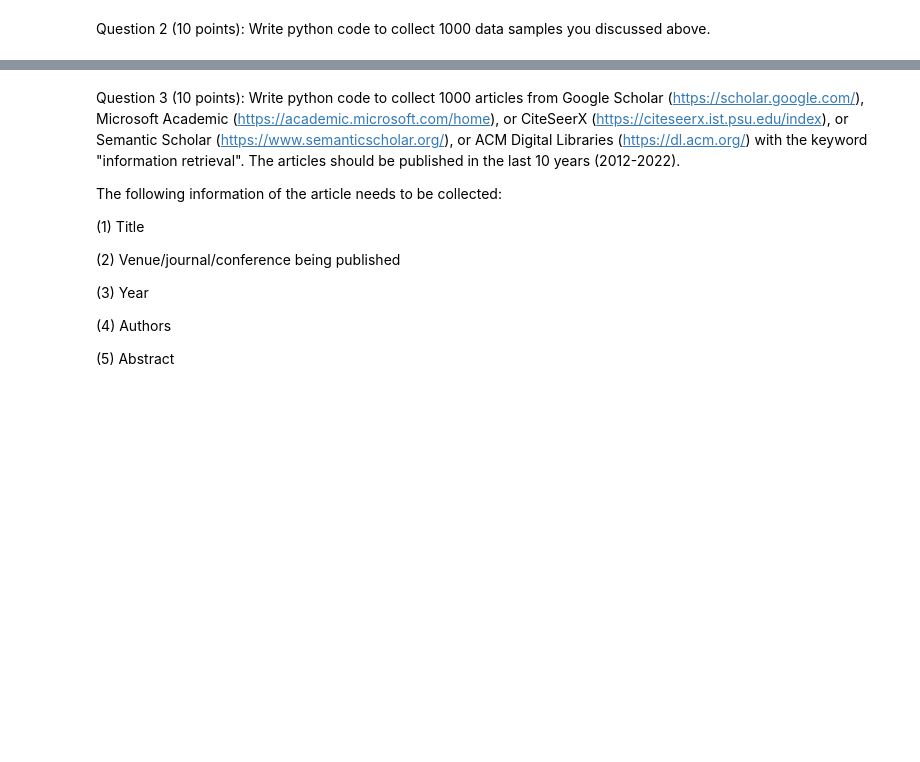
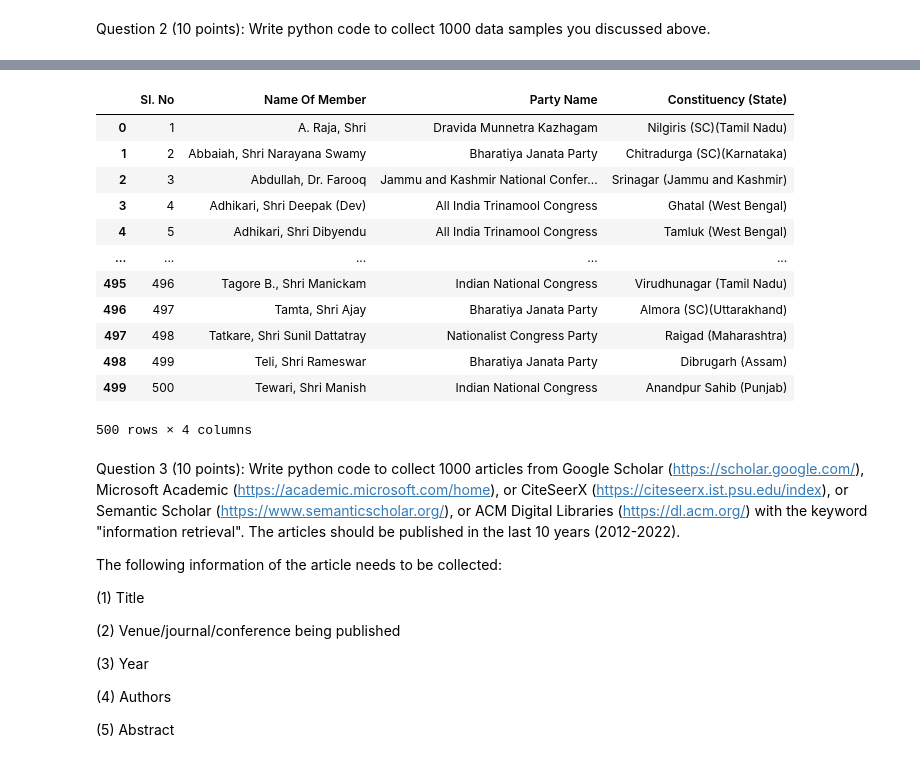
Before and after one commit to kamalrajugambli/KamalRaju_INFO5731_SPRING2022, a Jupyter notebook: In_class_exercise_02_1.ipynb, the cells around one changed output, grey strips where cells are left out. Saved outputs shown, nothing was run; the diff lists cells and outputs as text; code cells hidden in the pictures; blank space fills up the shorter version.

```diff
--- a/In_class_exercise_02_1.ipynb
+++ b/In_class_exercise_02_1.ipynb
@@ -28,3 +24,35 @@ ValueError: ignored
+# %%
+# You code here (Please add comments in the code):
+import requests
+from bs4 import BeautifulSoup #imported BeautifulSoap, Requests and pandas packages
+import pandas as pd
+
+url = "http://164.100.47.194/Loksabha/Members/AlphabeticalList.aspx" #Fetched the data from this url
+req = requests.get(url)
+soup = BeautifulSoup(req.text, 'html.parser') #using BeautifulSoup package parsed the data from html
+
+table = str(soup.find('table', {'class': 'member_list_table'}))#searching for table with html class. Found this through inspecting web browser output
+
+df_tables = pd.read_html(table)[0] #dumping data into dataframe using pandas.
+
+df_tables.to_csv("members.csv", index=False) #converting dataframe to .csv file with 539 members data
+df_500=df_tables.head(500)
+df_500.to_csv("500members.csv", index=False) #converting dataframe to .csv file with 500 members data
+df_500
+# %% [output]
+|  | Sl. No | Name Of Member | Party Name | Constituency (State) |
+| 0 | 1 | A. Raja, Shri | Dravida Munnetra Kazhagam | Nilgiris (SC)(Tamil Nadu) |
+| 1 | 2 | Abbaiah, Shri Narayana Swamy | Bharatiya Janata Party | Chitradurga (SC)(Karnataka) |
+| 2 | 3 | Abdullah, Dr. Farooq | Jammu and Kashmir National Confer... | Srinagar (Jammu and Kashmir) |
+| 3 | 4 | Adhikari, Shri Deepak (Dev) | All India Trinamool Congress | Ghatal (West Bengal) |
+| 4 | 5 | Adhikari, Shri Dibyendu | All India Trinamool Congress | Tamluk (West Bengal) |
+| ... | ... | ... | ... | ... |
+| 495 | 496 | Tagore B., Shri Manickam | Indian National Congress | Virudhunagar (Tamil Nadu) |
+| 496 | 497 | Tamta, Shri Ajay | Bharatiya Janata Party | Almora (SC)(Uttarakhand) |
+| 497 | 498 | Tatkare, Shri Sunil Dattatray | Nationalist Congress Party | Raigad (Maharashtra) |
+| 498 | 499 | Teli, Shri Rameswar | Bharatiya Janata Party | Dibrugarh (Assam) |
+| 499 | 500 | Tewari, Shri Manish | Indian National Congress | Anandpur Sahib (Punjab) |
+500 rows × 4 columns
 # %% [markdown]
 Question 3 (10 points): Write python code to collect 1000 articles from Google Scholar (https://scholar.google.com/), Microsoft Academic (https://academic.microsoft.com/home), or CiteSeerX (https://citeseerx.ist.psu.edu/index), or Semantic Scholar (https://www.semanticscholar.org/), or ACM Digital Libraries (https://dl.acm.org/) with the keyword "information retrieval". The articles should be published in the last 10 years (2012-2022).
 
```
Also changed, not shown: parts of 7 cells of this notebook.
